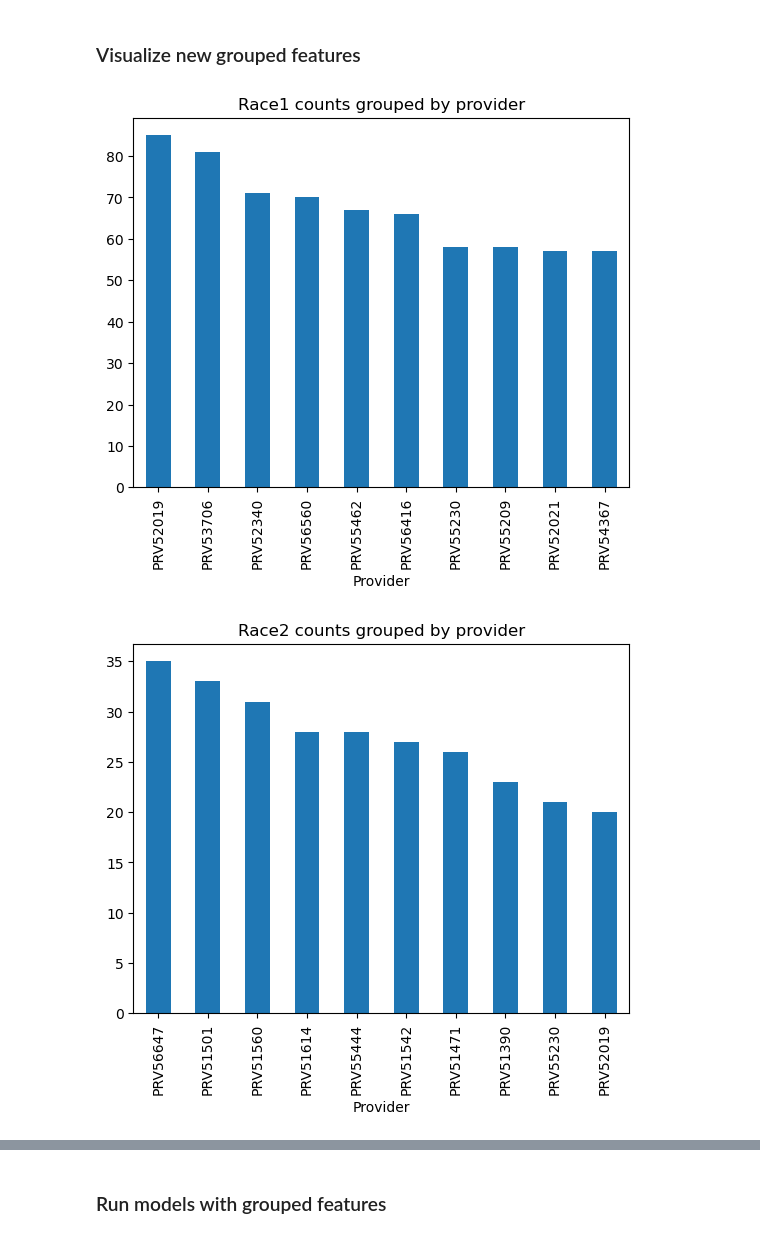
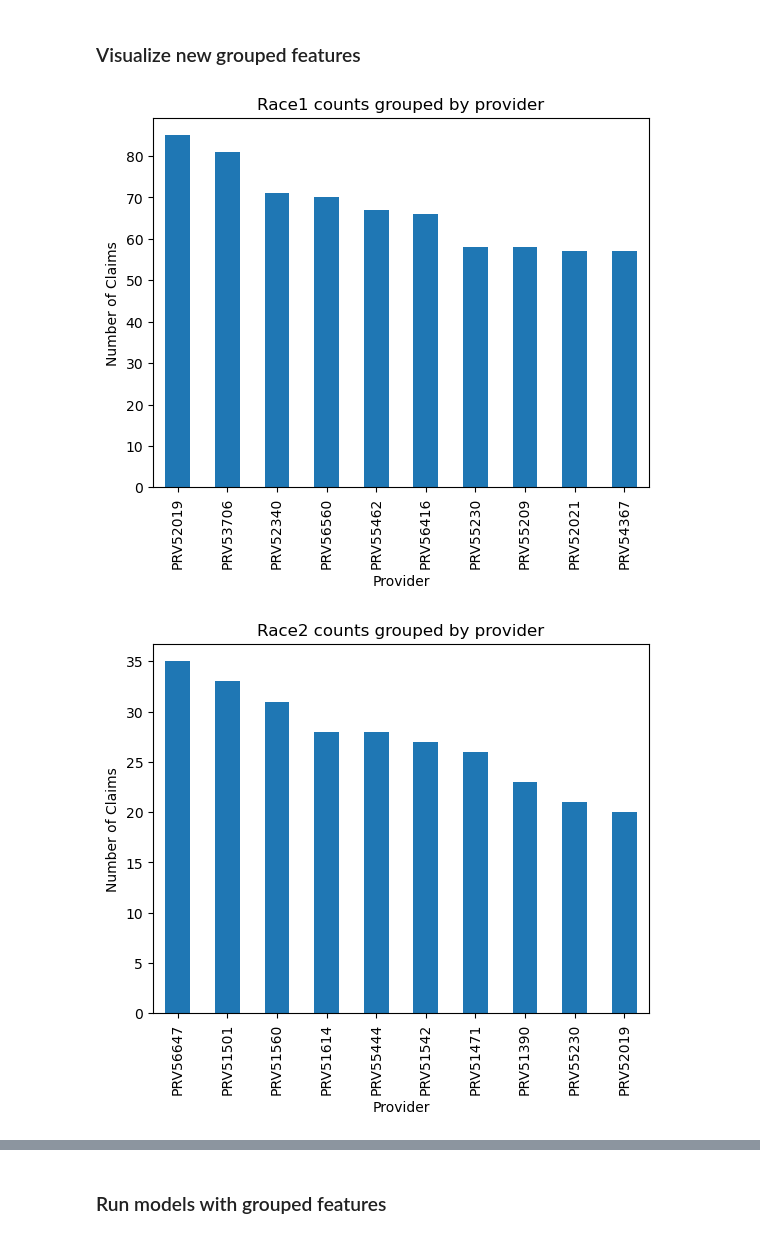
Before and after one commit to ingridchien/medical-provider-fraud-detection, a Jupyter notebook: Analysis.ipynb, the cells around one changed output, grey strips where cells are left out. Drawn from its saved outputs; the diff is of its cells as text; code cells hidden in the pictures.

Commit message:
add more detailed plot labels and titles

```diff
--- a/Analysis.ipynb
+++ b/Analysis.ipynb
@@ -702,14 +727,16 @@ inpatient_data['race3_p'] = inpatient_data.groupby('Provider')['Race3'].transfor
 # %%
 # visualize grouped race data
 inpatient_data.groupby('Provider')['Race1'].agg('sum').sort_values(ascending=False)[:10].plot(kind='bar')
 plt.title('Race1 counts grouped by provider');
+plt.ylabel('Number of Claims');
 plt.show()
 inpatient_data.groupby('Provider')['Race2'].agg('sum').sort_values(ascending=False)[:10].plot(kind='bar')
 plt.title('Race2 counts grouped by provider');
+plt.ylabel('Number of Claims');
 plt.show()
 # %% [output]
-[figure, old version]
+[figure, new version]
-[figure, old version]
+[figure, new version]
 # %%
 # visualize claim counts per provider per claim procedure code
 inpatient_data.groupby(['Provider', 'ClmProcedureCode_1'])['ClaimID'].agg('count')['PRV51003'].iloc[1:].plot(kind='bar')
```
Also changed, not shown: parts of 20 cells of this notebook.
